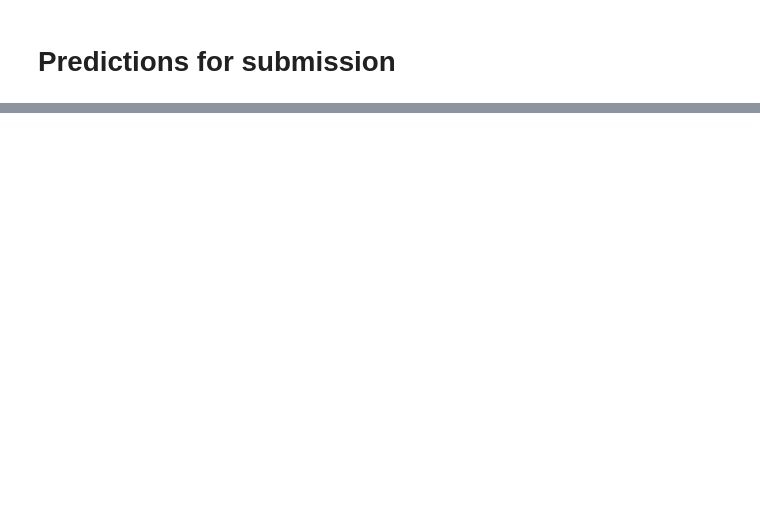
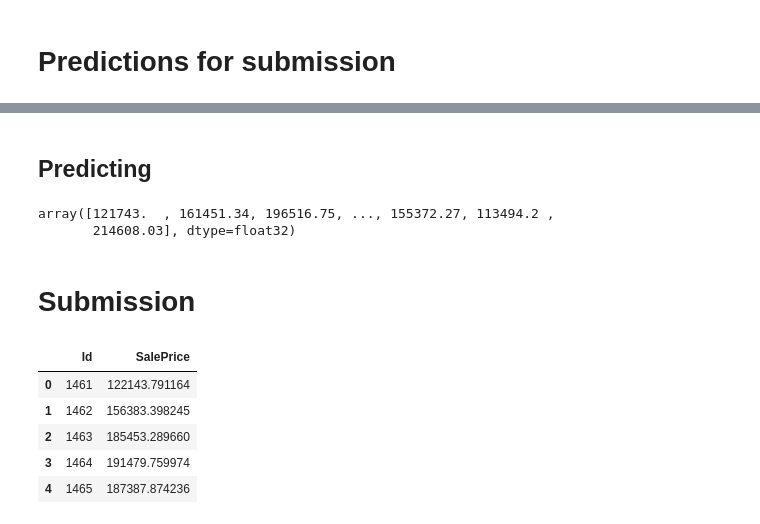
Before and after one commit to evios/repo_learning, a Jupyter notebook: house_price/house_pricing-feature generation.ipynb, the cells around one changed output, grey strips where cells are left out. Drawn from its saved outputs; the diff is of its cells as text; code cells hidden in the pictures; blank space fills up the shorter version.

```diff
--- a/house_price/house_pricing-feature generation.ipynb
+++ b/house_price/house_pricing-feature generation.ipynb
@@ -457,0 +475,6 @@ def print_score(m):
+# %%
+m_xgb = XGBRegressor(n_estimators=1000, learning_rate=0.05)
+# using early_stop to find out where validation scores don't improve
+m_xgb.fit(X_train, y_train, early_stopping_rounds=5, eval_set=[(X_valid, y_valid)], verbose=False)
+%time m_xgb.fit(X_train, y_train)
+print_score(m_xgb)
@@ -895,0 +1104,3 @@ y_pred
+# %%
+m_final_xgb = XGBRegressor(n_estimators=2000, learning_rate=0.05)
+m_final_xgb.fit(X_train_full, y_train_full)
@@ -895,0 +1116,23 @@ y_pred
+# %% [markdown]
+## Predicting
+# %%
+y_pred = np.expm1(m_final_xgb.predict(X_test)); y_pred
+# %% [output]
+array([121743.  , 161451.34, 196516.75, ..., 155372.27, 113494.2 ,
+       214608.03], dtype=float32)
+# %% [markdown]
+# Submission
+# %%
+sub = pd.DataFrame()
+sub['Id'] = test_ID
+sub['SalePrice'] = y_pred
+sub.to_csv('submittions/submission_26Aug19.csv',index=False)
+# %%
+sub.head()
+# %% [output]
+|  | Id | SalePrice |
+| 0 | 1461 | 122143.791164 |
+| 1 | 1462 | 156383.398245 |
+| 2 | 1463 | 185453.289660 |
+| 3 | 1464 | 191479.759974 |
+| 4 | 1465 | 187387.874236 |
```
Also changed, not shown: parts of 106 cells of this notebook, 1 other file.
